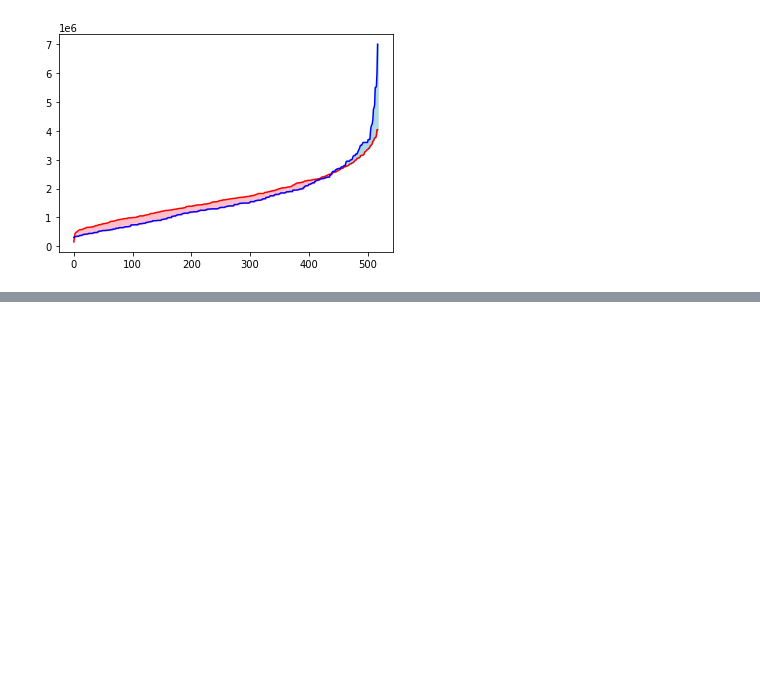
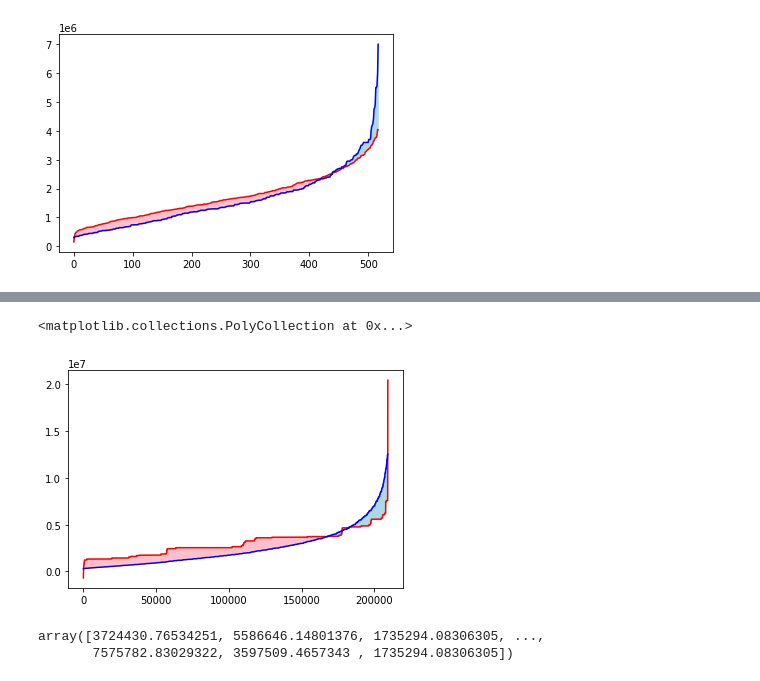
Before and after one commit to ToOrtner/Data-Analysis-properties, a Jupyter notebook: metnum-tp3-2020-1c/notebooks/segmentaciones.ipynb, the cells around one changed output, grey strips where cells are left out. Cells and saved outputs as stored; diff of their text form; code cells hidden in the pictures; blank space fills up the shorter version.

```diff
--- a/metnum-tp3-2020-1c/notebooks/segmentaciones.ipynb
+++ b/metnum-tp3-2020-1c/notebooks/segmentaciones.ipynb
@@ -274,0 +285,26 @@ array([-1.94038681e+05,  5.79107880e+05,  8.84354979e+04, -1.54998974e+04,
+# %%
+#por tipo de propiedad
+tipos_aux = df['tipodepropiedad']
+tiposProps = tipos_aux.drop_duplicates()
+tipos = np.array(tiposProps)
+X = np.array([])
+Y = np.array([])
+for t in tipos:
+    X = np.append(X, predictions[t][1][:, 0]) #aproximado
+    Y = np.append(Y, predictions[t][1][:, 1]) #real
+
+
+
+X = np.sort(X)
+Y = np.sort(Y)
+plt.plot(X, color='red')
+plt.plot(Y, color='blue')
+
+
+plt.fill_between(np.arange(np.size(X)), X, Y, X>Y, color='pink')
+plt.fill_between(np.arange(np.size(Y)), X, Y, X<Y, color='lightblue')
+
+#conclusion:
+# %% [output]
+<matplotlib.collections.PolyCollection at 0x...>
+[figure, added]
@@ -274,0 +313,5 @@ array([-1.94038681e+05,  5.79107880e+05,  8.84354979e+04, -1.54998974e+04,
+# %%
+predictions[tipos[0]][1][:, 0]
+# %% [output]
+array([3724430.76534251, 5586646.14801376, 1735294.08306305, ...,
+       7575782.83029322, 3597509.4657343 , 1735294.08306305])
```
Also changed, not shown: parts of 9 cells of this notebook.
